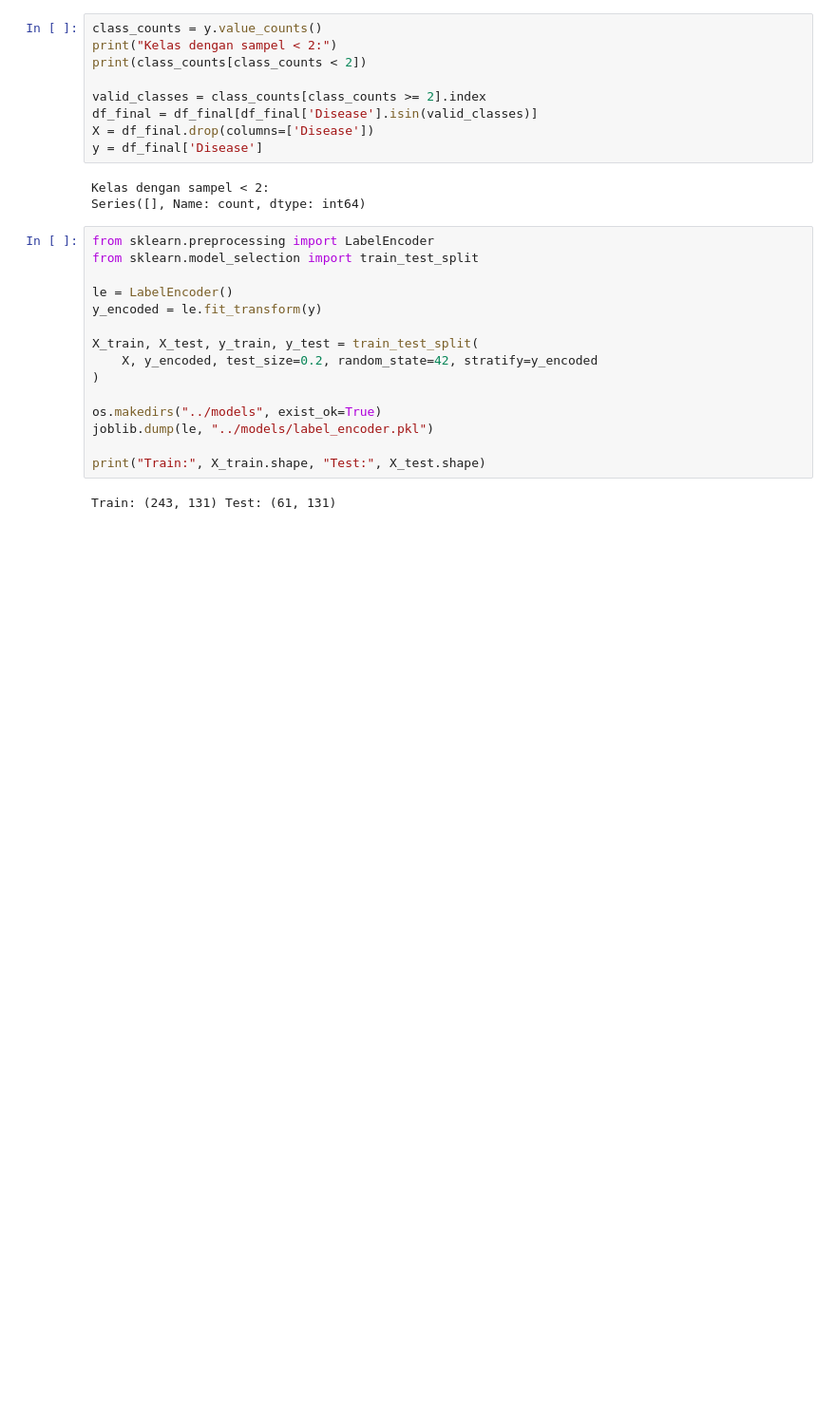
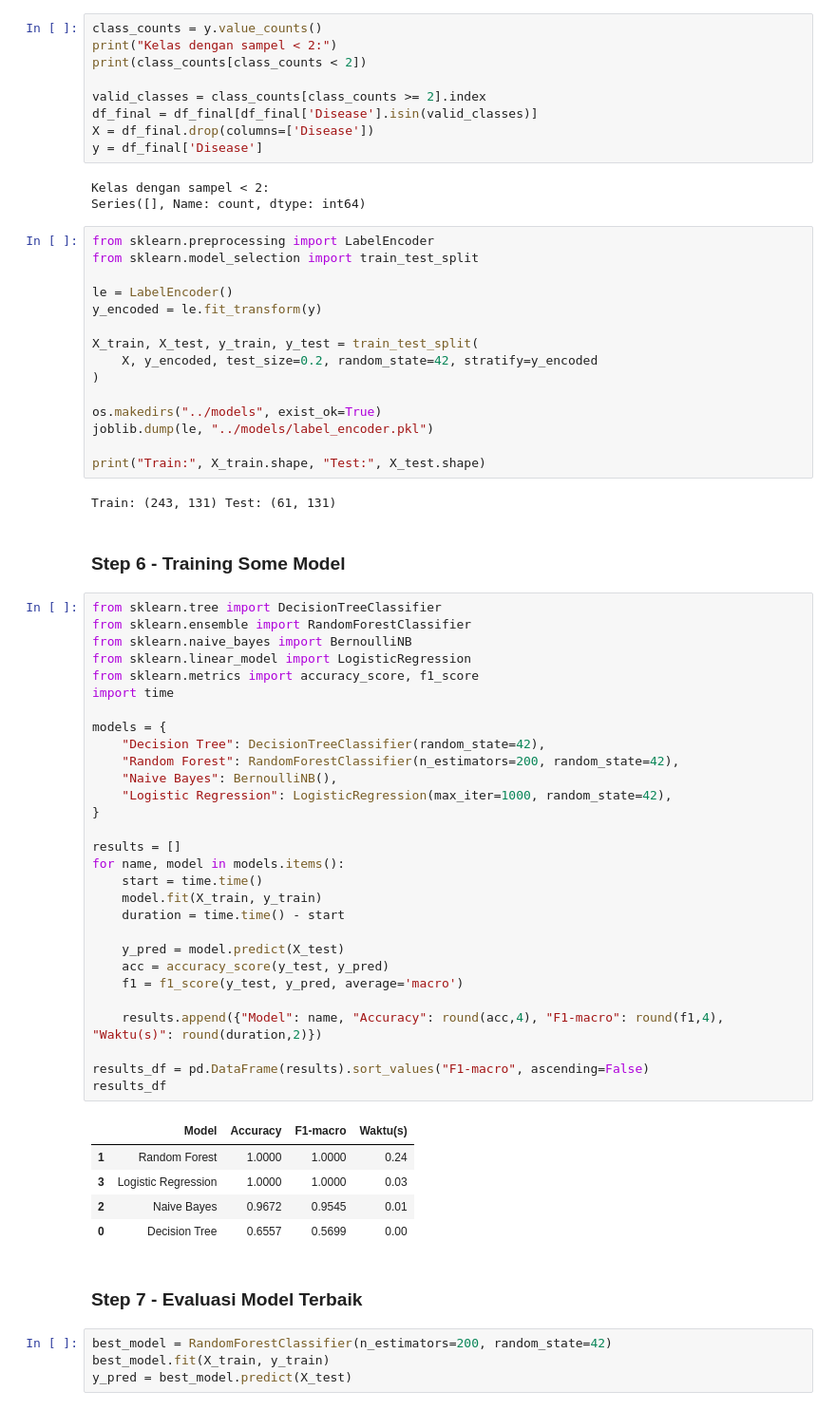
Before and after one commit to jasonalexander-png/Disease-Detector, a Jupyter notebook: notebooks/eda_modelling.ipynb, the cells around one changed output. Shown at 95% size. Cells and saved outputs as stored; diff of their text form; blank space fills up the shorter version.

```diff
--- a/notebooks/eda_modelling.ipynb
+++ b/notebooks/eda_modelling.ipynb
@@ -212,3 +212,46 @@ joblib.dump(le, "../models/label_encoder.pkl")
 print("Train:", X_train.shape, "Test:", X_test.shape)
 # %% [output]
 Train: (243, 131) Test: (61, 131)
+# %% [markdown]
+### Step 6 - Training Some Model
+# %%
+from sklearn.tree import DecisionTreeClassifier
+from sklearn.ensemble import RandomForestClassifier
+from sklearn.naive_bayes import BernoulliNB
+from sklearn.linear_model import LogisticRegression
+from sklearn.metrics import accuracy_score, f1_score
+import time
+
+models = {
+    "Decision Tree": DecisionTreeClassifier(random_state=42),
+    "Random Forest": RandomForestClassifier(n_estimators=200, random_state=42),
+    "Naive Bayes": BernoulliNB(),
+    "Logistic Regression": LogisticRegression(max_iter=1000, random_state=42),
+}
+
+results = []
+for name, model in models.items():
+    start = time.time()
+    model.fit(X_train, y_train)
+    duration = time.time() - start
+
+    y_pred = model.predict(X_test)
+    acc = accuracy_score(y_test, y_pred)
+    f1 = f1_score(y_test, y_pred, average='macro')
+
+    results.append({"Model": name, "Accuracy": round(acc,4), "F1-macro": round(f1,4), "Waktu(s)": round(duration,2)})
+
+results_df = pd.DataFrame(results).sort_values("F1-macro", ascending=False)
+results_df
+# %% [output]
+|  | Model | Accuracy | F1-macro | Waktu(s) |
+| 1 | Random Forest | 1.0000 | 1.0000 | 0.24 |
+| 3 | Logistic Regression | 1.0000 | 1.0000 | 0.03 |
+| 2 | Naive Bayes | 0.9672 | 0.9545 | 0.01 |
+| 0 | Decision Tree | 0.6557 | 0.5699 | 0.00 |
+# %% [markdown]
+### Step 7 - Evaluasi Model Terbaik
+# %%
+best_model = RandomForestClassifier(n_estimators=200, random_state=42)
+best_model.fit(X_train, y_train)
+y_pred = best_model.predict(X_test)
```
Also changed, not shown: parts of 2 cells of this notebook.
